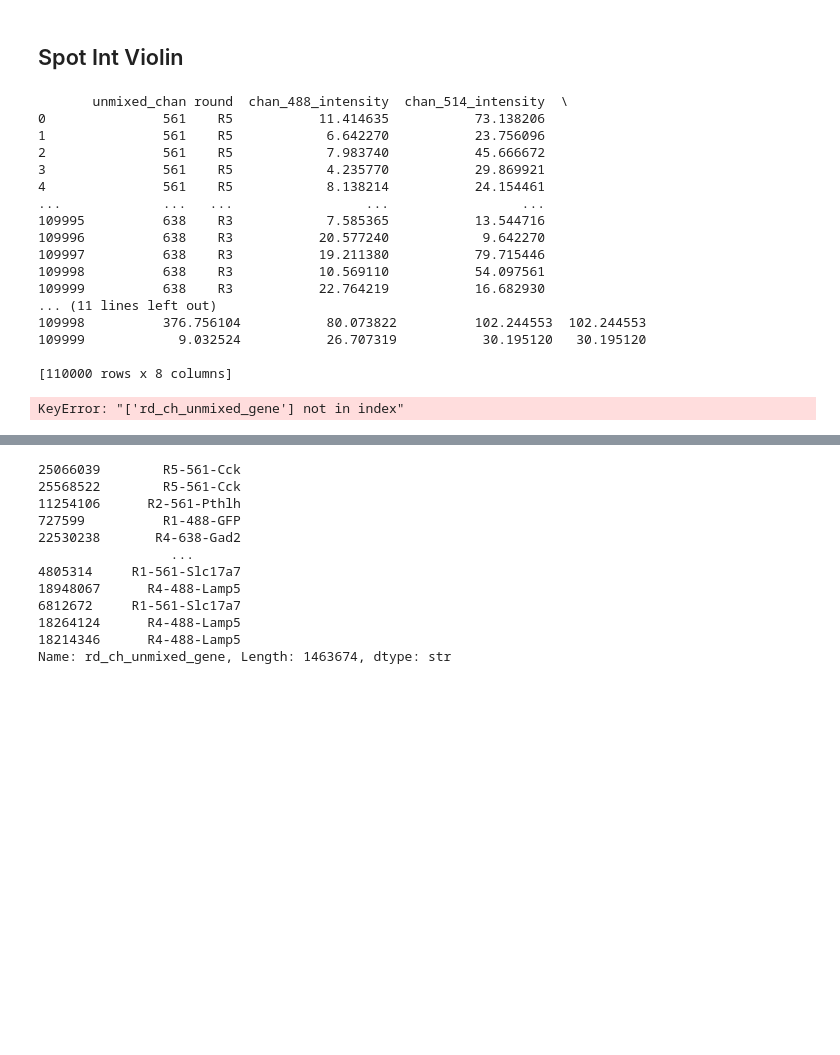
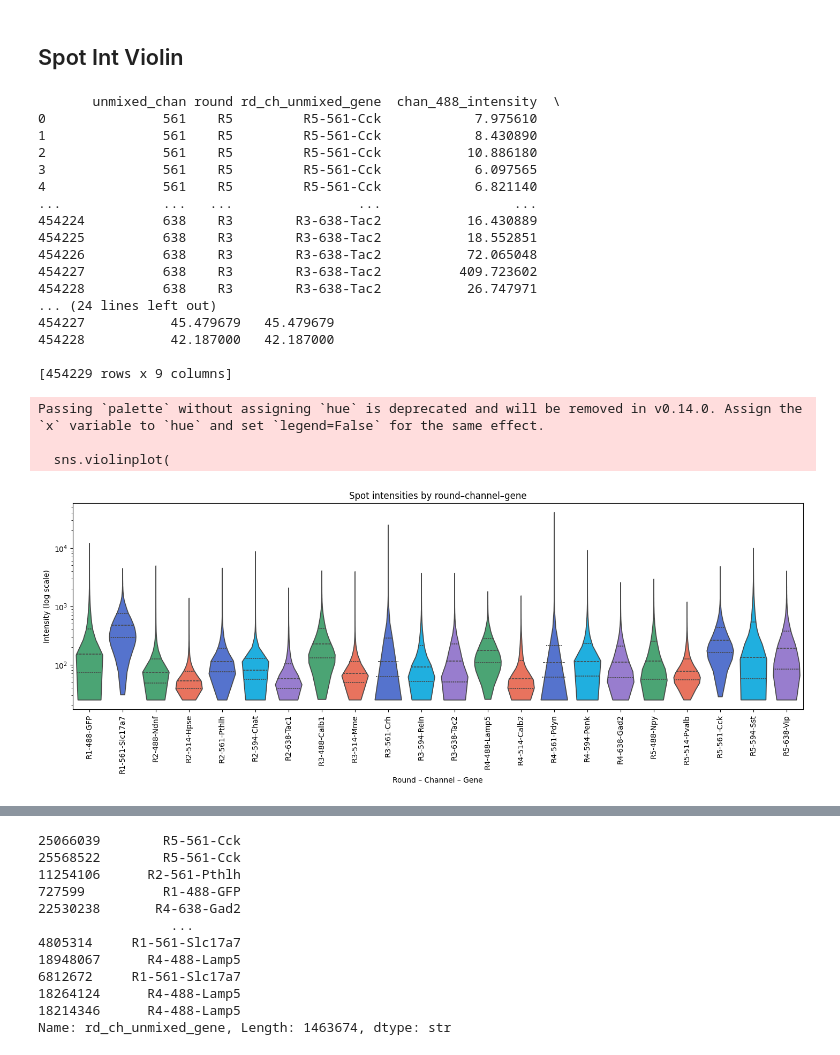
Before and after one commit to AllenNeuralDynamics/hcr-integrated-qc-capsule, a Jupyter notebook: code/dev.ipynb, the cells around one changed output, grey strips where cells are left out. Cells and saved outputs as stored; diff of their text form; code cells hidden in the pictures; blank space fills up the shorter version.

Commit message:
make different run for categogies, add plot configs

```diff
--- a/code/dev.ipynb
+++ b/code/dev.ipynb
@@ -107,32 +107,36 @@ Index(['spot_id', 'spot_uid', 'spot_uid_int', 'chan', 'chan_spot_id',
 # %%
 from aind_hcr_qc.viz.intergrated_datasets import plot_intensity_violins
 
 # "round_chan": x = Rx-NNN-Gene sorted by round then channel, colored by channel
 # use saveable
 
 filename = f"{MOUSE_ID}_intensity_violins_round_chan"
 output_dir = Path("/root/capsule/results")
-ax = plot_intensity_violins(subsampled_spots_df, order="round_chan",intensity_threshold=25.0,save=True,filename=filename,output_dir=output_dir)
+ax = plot_intensity_violins(subsampled_spots_df, order="round_chan",intensity_threshold=25.0,
+                            save=False,filename=filename,output_dir=output_dir)
 
 
 # "alpha": x = gene name sorted alphabetically
 # plot_intensity_violins(spots_df_all_um, order="alpha")
 # %% [output]
-       unmixed_chan round  chan_488_intensity  chan_514_intensity  \
-0               561    R5           11.414635           73.138206
-1               561    R5            6.642270           23.756096
-2               561    R5            7.983740           45.666672
-3               561    R5            4.235770           29.869921
-4               561    R5            8.138214           24.154461
-...             ...   ...                 ...                 ...
-109995          638    R3            7.585365           13.544716
-109996          638    R3           20.577240            9.642270
-109997          638    R3           19.211380           79.715446
-109998          638    R3           10.569110           54.097561
-109999          638    R3           22.764219           16.682930
-... (11 lines left out)
-109998          376.756104           80.073822          102.244553  102.244553
-109999            9.032524           26.707319           30.195120   30.195120
+       unmixed_chan round rd_ch_unmixed_gene  chan_488_intensity  \
+0               561    R5         R5-561-Cck            7.975610
+1               561    R5         R5-561-Cck            8.430890
+2               561    R5         R5-561-Cck           10.886180
+3               561    R5         R5-561-Cck            6.097565
+4               561    R5         R5-561-Cck            6.821140
+...             ...   ...                ...                 ...
+454224          638    R3        R3-638-Tac2           16.430889
+454225          638    R3        R3-638-Tac2           18.552851
+454226          638    R3        R3-638-Tac2           72.065048
+454227          638    R3        R3-638-Tac2          409.723602
+454228          638    R3        R3-638-Tac2           26.747971
+... (24 lines left out)
+454227           45.479679   45.479679
+454228           42.187000   42.187000
 
-[110000 rows x 8 columns]
+[454229 rows x 9 columns]
-KeyError: "['rd_ch_unmixed_gene'] not in index"
+Passing `palette` without assigning `hue` is deprecated and will be removed in v0.14.0. Assign the `x` variable to `hue` and set `legend=False` for the same effect.
+
+  sns.violinplot(
+[figure, added]
```
Also changed, not shown: parts of 2 cells of this notebook, 5 other files.
